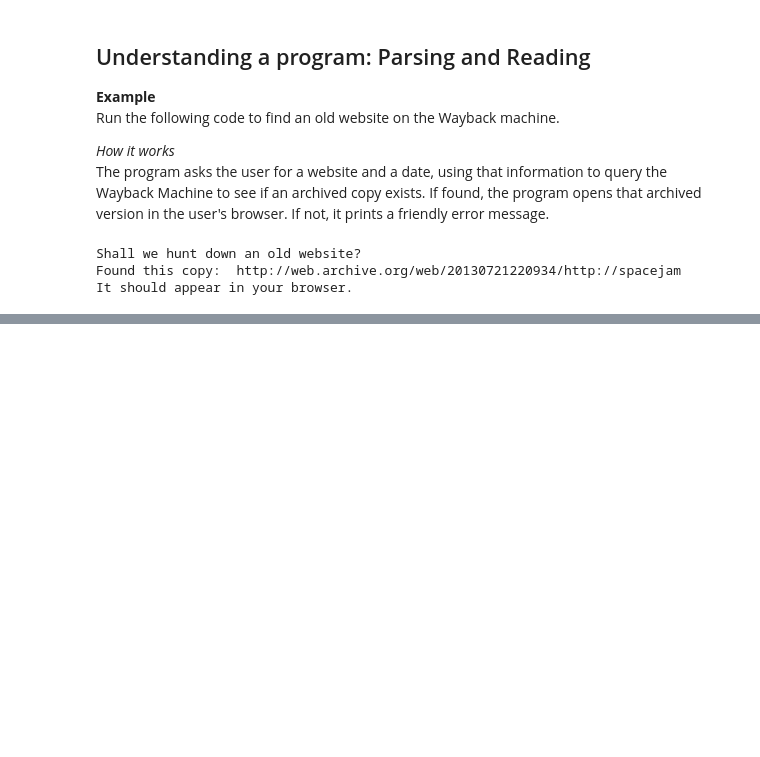
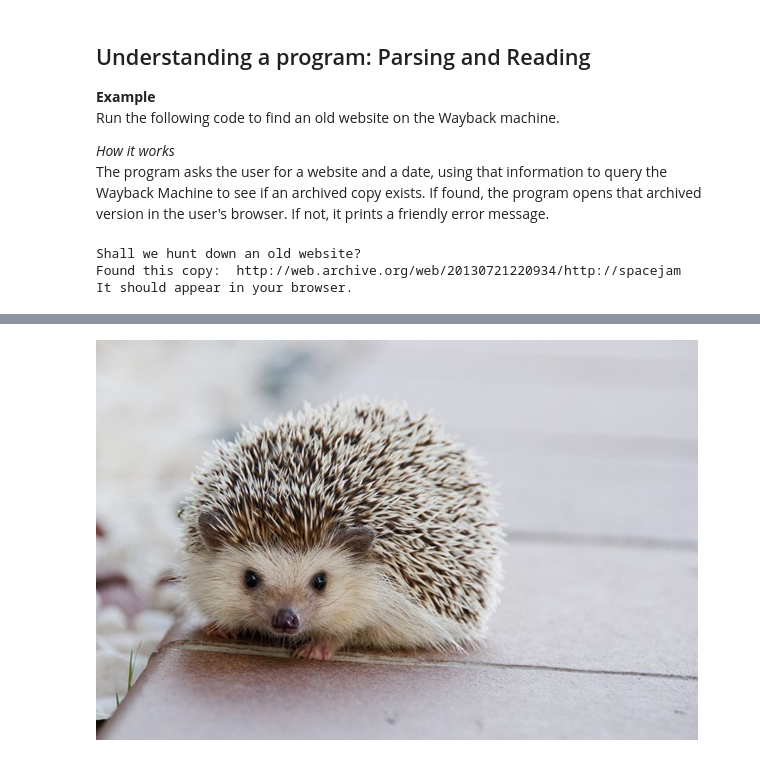
Before and after one commit to yx-technology/ai-for-the-arts, a Jupyter notebook: coding_exercises.ipynb, the cells around one changed output, grey strips where cells are left out. Saved outputs shown, nothing was run; the diff lists cells and outputs as text; code cells hidden in the pictures; blank space fills up the shorter version.

```diff
--- a/coding_exercises.ipynb
+++ b/coding_exercises.ipynb
@@ -803,0 +814,7 @@ It should appear in your browser.
+# %%
+# Display picture1.jpg
+
+from IPython.display import Image
+Image ("picture1.jpg")
+# %% [output]
+[figure, added]
```
Also changed, not shown: parts of 10 cells of this notebook.
